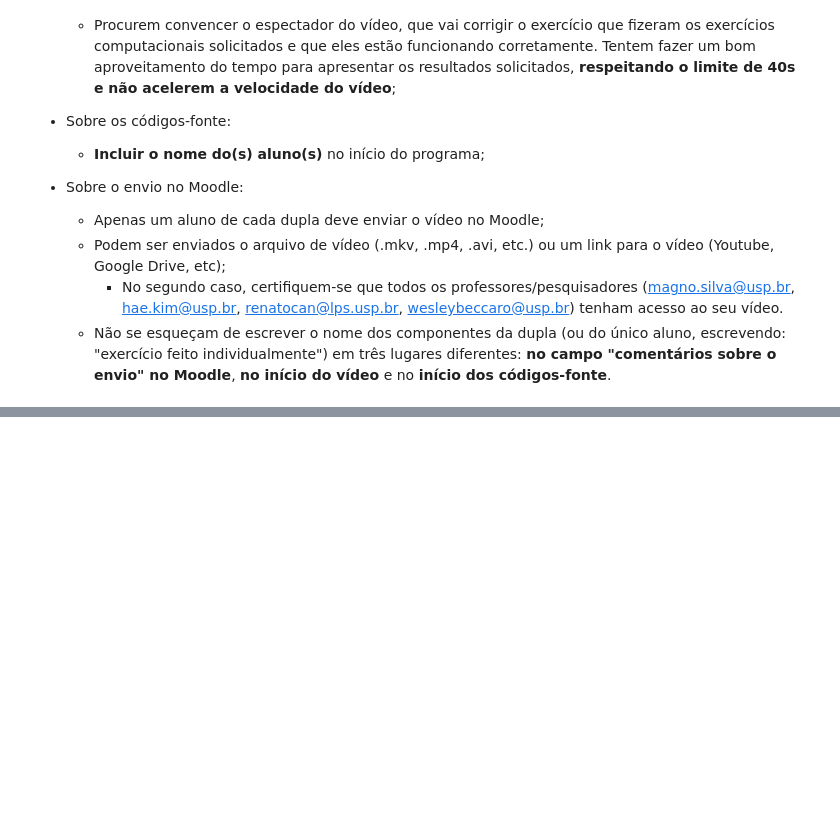
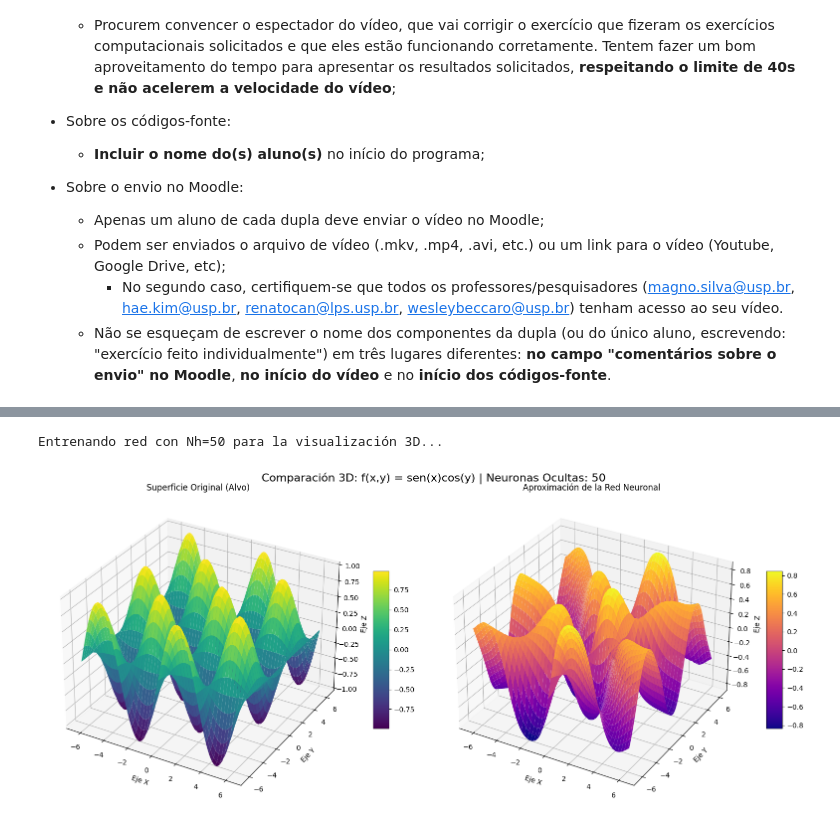
Before and after one commit to Gibonn24/Fundamentos-de-sistemas-Electr-nicos, a Jupyter notebook: ex_entrega_3_xy/ex_entrega_3_xy.ipynb, the cells around one changed output, grey strips where cells are left out. Saved outputs shown, nothing was run; the diff lists cells and outputs as text; code cells hidden in the pictures; blank space fills up the shorter version.

```diff
--- a/ex_entrega_3_xy/ex_entrega_3_xy.ipynb
+++ b/ex_entrega_3_xy/ex_entrega_3_xy.ipynb
@@ -80,0 +311,50 @@ A sugestão é que o relatório seja elaborado utilizando um Jupyter Notebook e
+# %%
+import numpy as np
+import matplotlib.pyplot as plt
+
+# Configuramos un número adecuado de neuronas y épocas para la función 3D
+Nh_3d = 50
+epocas_3d = 2000
+eta_3d = 0.1
+
+print(f"Entrenando red con Nh={Nh_3d} para la visualización 3D...")
+
+
+x_e_tr, d_e_tr_norm, _, _, _ = datasets['e']
+W1_3d, W2_3d, _ = treinamento(x_e_tr, d_e_tr_norm, eta=eta_3d, Ne=epocas_3d, Nh=Nh_3d, Nb=32)
+rango = np.linspace(-2*np.pi, 2*np.pi, 100)
+X_mesh, Y_mesh = np.meshgrid(rango, rango)
+X_flat = X_mesh.flatten().reshape(-1, 1)
+Y_flat = Y_mesh.flatten().reshape(-1, 1)
+entradas_3d = np.hstack((X_flat, Y_flat))
+Z_real = np.sin(X_mesh) * np.cos(Y_mesh)
+Z_pred_flat = inferencia(entradas_3d, W1_3d, W2_3d)
+Z_pred_flat = (Z_pred_flat * 2) - 1
+Z_pred = Z_pred_flat.reshape(X_mesh.shape)
+
+fig = plt.figure(figsize=(16, 7))
+fig.suptitle(f"Comparación 3D: f(x,y) = sen(x)cos(y) | Neuronas Ocultas: {Nh_3d}", fontsize=16)
+
+#real
+ax1 = fig.add_subplot(1, 2, 1, projection='3d')
+surf1 = ax1.plot_surface(X_mesh, Y_mesh, Z_real, cmap='viridis', edgecolor='none')
+ax1.set_title("Superficie Original (Alvo)")
+ax1.set_xlabel("Eje X")
+ax1.set_ylabel("Eje Y")
+ax1.set_zlabel("Eje Z")
+fig.colorbar(surf1, ax=ax1, shrink=0.5, aspect=10)
+
+#entrenado
+ax2 = fig.add_subplot(1, 2, 2, projection='3d')
+surf2 = ax2.plot_surface(X_mesh, Y_mesh, Z_pred, cmap='plasma', edgecolor='none')
+ax2.set_title("Aproximación de la Red Neuronal")
+ax2.set_xlabel("Eje X")
+ax2.set_ylabel("Eje Y")
+ax2.set_zlabel("Eje Z")
+fig.colorbar(surf2, ax=ax2, shrink=0.5, aspect=10)
+
+plt.tight_layout()
+plt.show()
+# %% [output]
+Entrenando red con Nh=50 para la visualización 3D...
+[figure, added]
```
Also changed, not shown: parts of 7 cells of this notebook.
